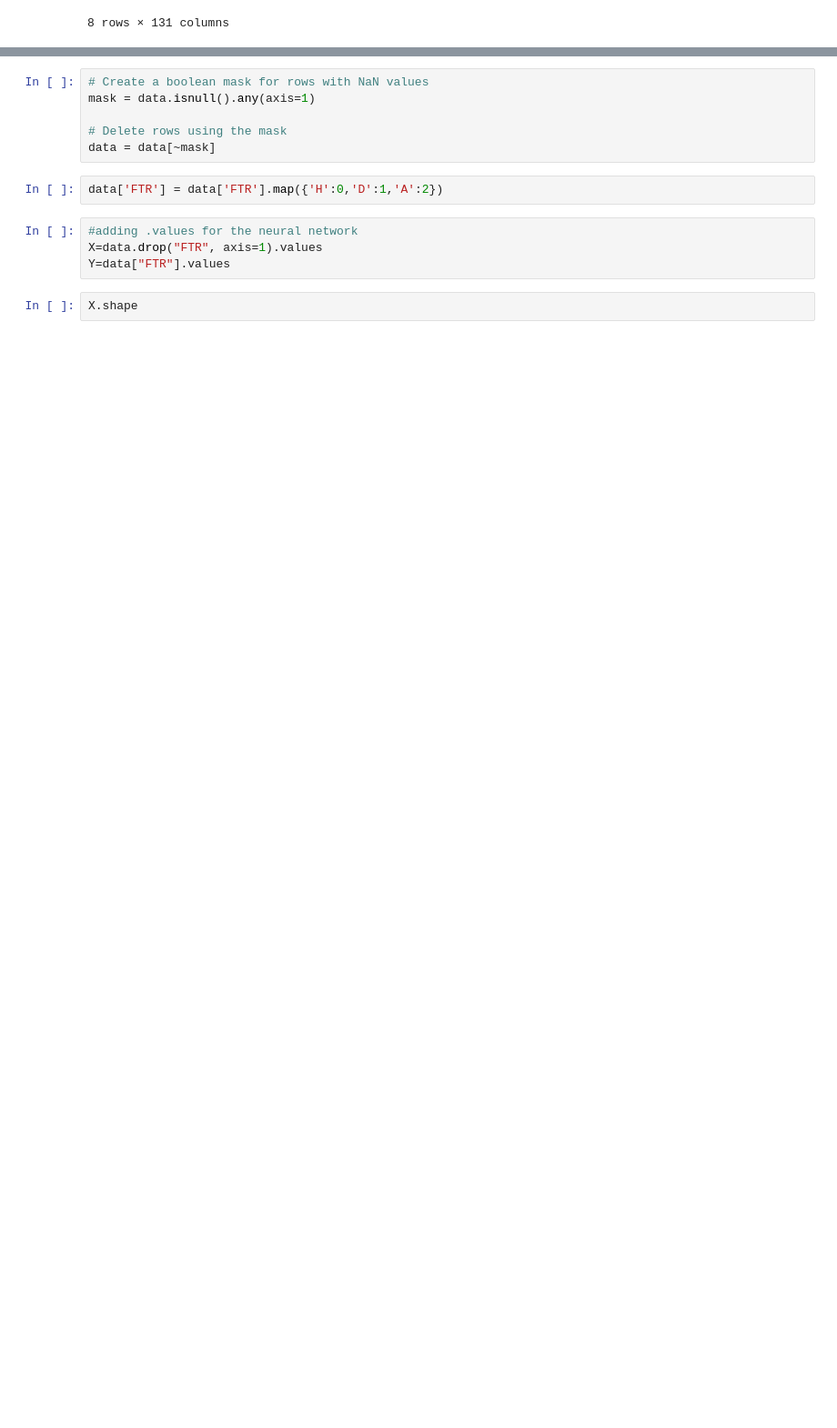
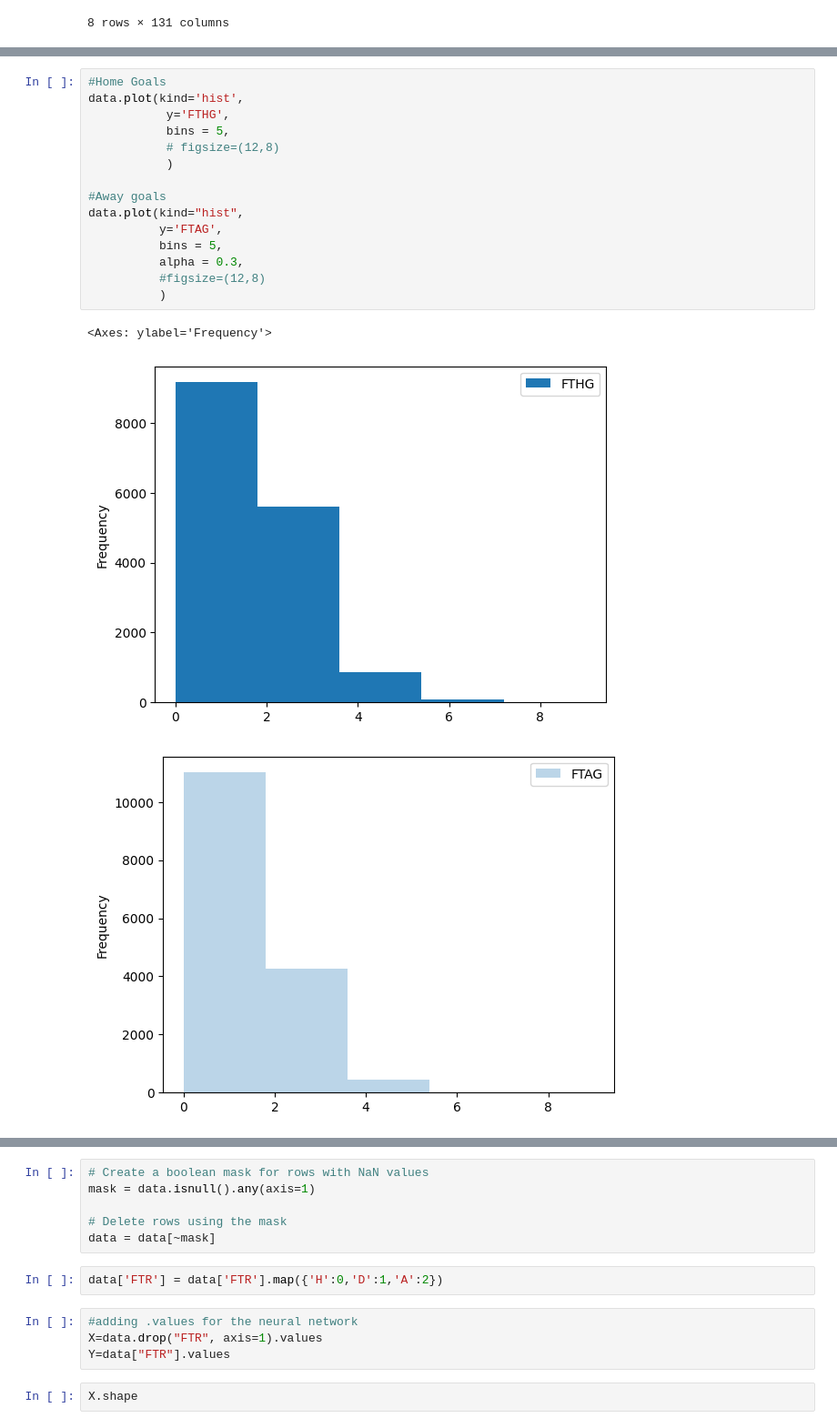
Before and after one commit to waynesid/Rolvaag, a Jupyter notebook: NEURALNET.ipynb, the cells around one changed output, grey strips where cells are left out. Shown: that part at 91% size. Drawn from its saved outputs; the diff is of its cells as text; blank space fills up the shorter version.

```diff
--- a/NEURALNET.ipynb
+++ b/NEURALNET.ipynb
@@ -101,0 +174,19 @@ data.describe()
+# %%
+#Home Goals
+data.plot(kind='hist',
+           y='FTHG',
+           bins = 5,
+           # figsize=(12,8)
+           )
+
+#Away goals
+data.plot(kind="hist",
+          y='FTAG',
+          bins = 5,
+          alpha = 0.3,
+          #figsize=(12,8)
+          )
+# %% [output]
+<Axes: ylabel='Frequency'>
+[figure, added]
+[figure, added]
```
Also changed, not shown: parts of 27 cells of this notebook, 3 other files.
